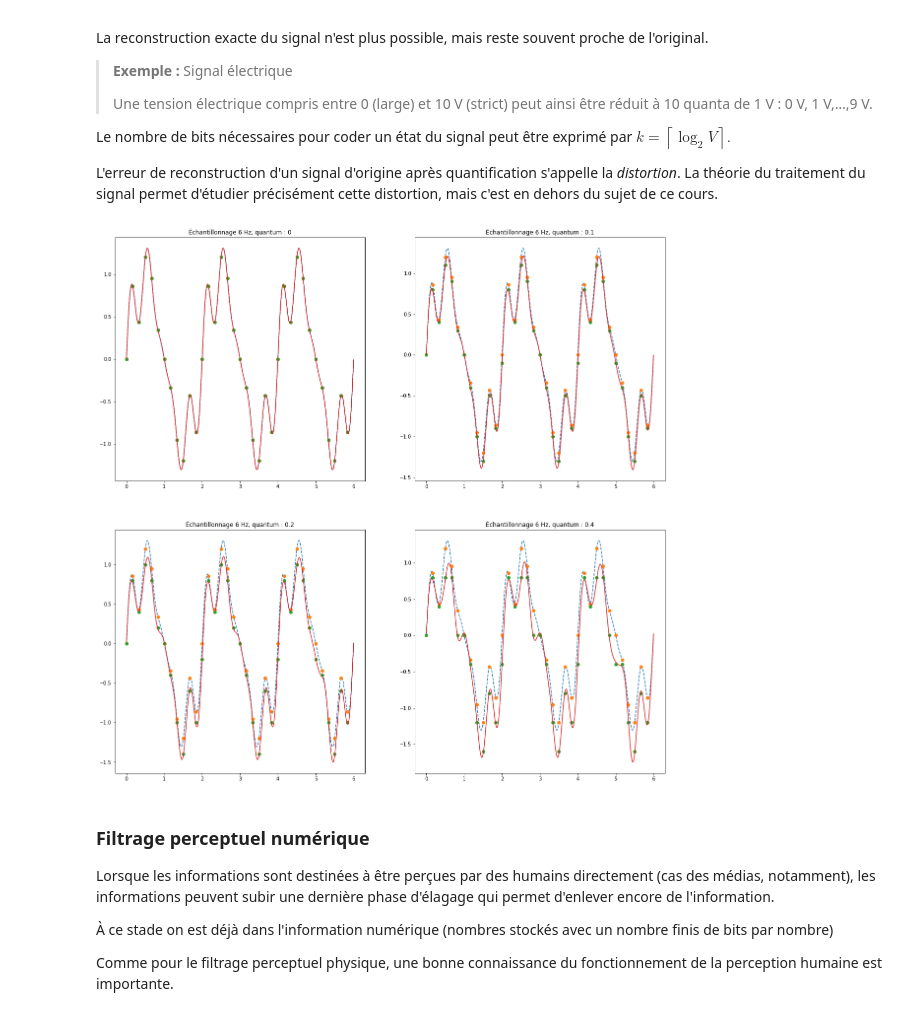
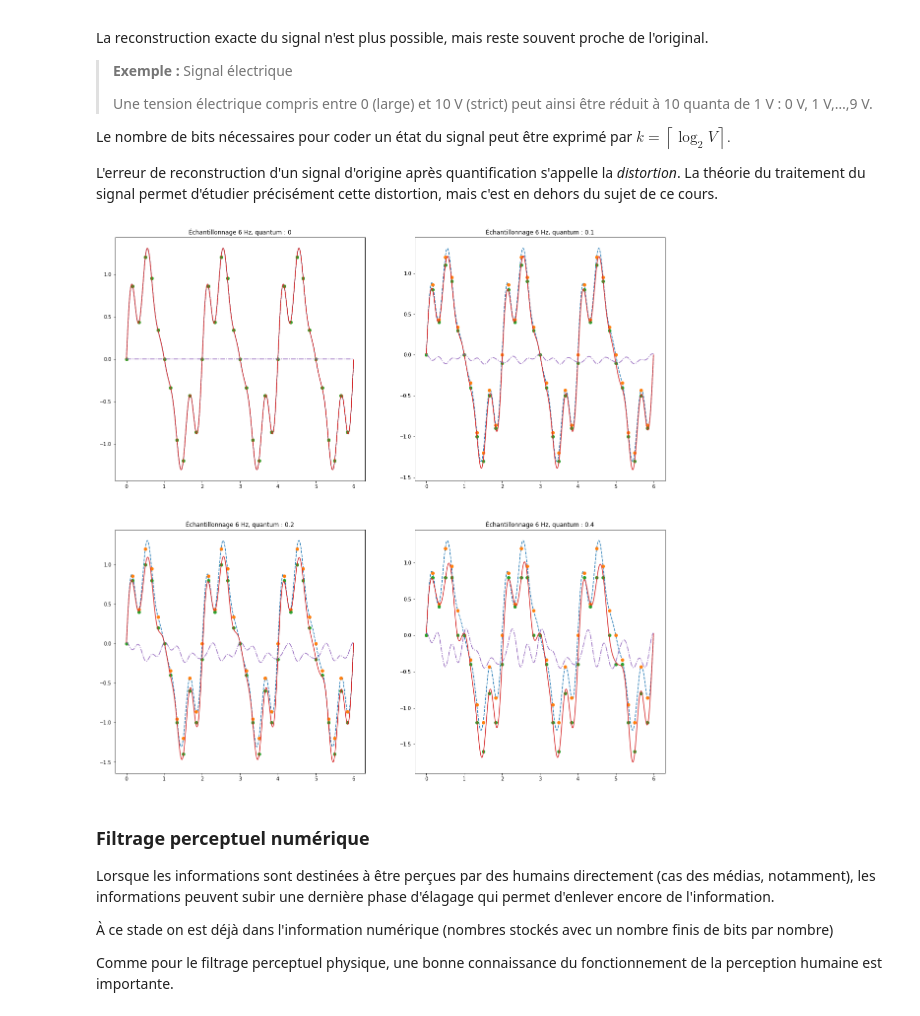
Before and after one commit to jcdubacq/iutv-info-m1101, a Jupyter notebook: M1101-A1.ipynb, the cells around one changed output. Saved outputs shown, nothing was run; the diff lists cells and outputs as text; code cells hidden in the pictures.

```diff
--- a/M1101-A1.ipynb
+++ b/M1101-A1.ipynb
@@ -220,24 +221,24 @@ Est-ce que votre nombre est dans la liste ci-dessus ? [o/N]> o
 # %%
 # Le jeu du fakir (version plus facile à analyser)
-activite('Le jeu du fakir, deuxième version')
-import math
+u.activite('Le jeu du fakir, deuxième version')
+
 taille=7
 num=0
 xmax=math.floor(math.pow(2,taille))-1
 ndone=0
-print('Je peux deviner n´importe quel nombre entre 0 et {0}.'.format(xmax))
+u.mark('Je peux deviner n´importe quel nombre entre 0 et {0}.'.format(xmax))
 for i in range(0,taille):
-    print('Question {}'.format(i+1))
-    print('Est-ce que votre nombre est dans la liste suivante :')
+    u.mark('Question {}'.format(i+1))
+    u.mark('Est-ce que votre nombre est dans la liste suivante :')
     a=math.floor(math.pow(2,i))
     numbers=[]
     for n in range(0,xmax+1):
         if (n&a) and (n&ndone == num):
             numbers.append(str(n))
     question = (', '.join(numbers))+'\nEst-ce que votre nombre est dans la liste ci-dessus ?'
-    if yes_no(question,default=random.choice([True, False])):
+    if u.yes_no(question,default=random.choice([True, False])):
         num = num | a
     ndone = ndone | a
-print ('Votre nombre est {0} !'.format(num))
+u.mark('Votre nombre est {0} !'.format(num))
 # %% [output]
 #### Activité : Le jeu du fakir, deuxième version
@@ -265,10 +264,7 @@ Il n'y a pas de magie : 7 questions binaires permettent de trouver n'importe que
 
 On pourrait de la même façon faire deviner une couleur parmi 128, un mot parmi 128, etc.
 # %%
-import random
-import math
-
-activite('Dénombrement d´objets')
+u.activite('Dénombrement d´objets')
 objects=['un nombre','une couleur','un mot','une lettre','un animal','un élève','un humain','un dessin','un caractère','un produit','un article','un dossier','un livre','un chat','une boîte']
 for k in range(1,4):
     rep = random.randint(2,12)
@@ -276,6 +272,6 @@ for k in range(1,4):
     numbot = math.floor(math.pow(2,rep-1))
     realnum=random.randint(numbot+1,numtop)
     object=random.choice(objects)
-    x=solutioncheck('Combien de bits sont nécessaires pour distinguer {0} parmi {1} ?'.format(object,str(realnum)),str(rep),'Bravo, c´est ça !','Non, c´est {0} car 2 puissance {0}={1}, et que 2 puissance {2}={3}.'.format(rep,numtop,rep-1,numbot))
+    x=u.solutioncheck('Combien de bits sont nécessaires pour distinguer {0} parmi {1} ?'.format(object,str(realnum)),str(rep),'Bravo, c´est ça !','Non, c´est {0} car 2 puissance {0}={1}, et que 2 puissance {2}={3}.'.format(rep,numtop,rep-1,numbot))
 # %% [output]
 #### Activité : Dénombrement d´objets
@@ -474,7 +469,8 @@ import matplotlib.image as mpimg
 import numpy as np
 # %%
 plt.rcParams["figure.figsize"] = [20,20]
-img=mpimg.imread('mandrill.png')
+imgname=random.choice(['mandrill.png','peppers.png'])
+img=mpimg.imread(imgname)
 steps=[32,16,8,4]
 for p in range(0,len(steps)):
     plt.subplot(1,len(steps),p+1)
@@ -501,7 +497,7 @@ plt.show()
 # Vous pouvez essayer de modifier le paramètre step et le tableau offsets pour voir l'effet sur d'autres échelles.
 
 plt.rcParams["figure.figsize"] = [20,10]
-img=mpimg.imread('mandrill.png')
+img=mpimg.imread(imgname)
 offsets=[0,1,2,3]
 ximg=[x for x in offsets]
 ximg=ximg+ximg
@@ -637,34 +633,35 @@ import matplotlib.pyplot as plt
 import matplotlib.image as mpimg
 import numpy as np
 
 spectre=[.0,1.0,.0,.0,.3,.2]
 
 def signal(x,quantum=0):
     sum = np.full_like(x,spectre[0])
     for i in range(1,len(spectre)):
         sum = sum + spectre[i]*np.sin(i*x*np.pi)
     if quantum>0:
         return quantum*np.floor(sum/quantum)
     else:
         return sum
 
 fe=6
 t = np.arange(0.0, 6.0, 0.001)
 t1 = np.arange(0.0, 6.0, 1/fe)
 quanta = [0, 0.1, 0.2, 0.4]
 for i in [0,1,2,3]:
     quantum=quanta[i]
     plt.subplot(2,2,i+1)
     plt.title('Échantillonnage {0} Hz, quantum : {1}'.format(fe,quantum))
     plt.plot(t, signal(t),"--")
     plt.plot(t1, signal(t1),"o")
     plt.plot(t1, signal(t1,quantum),"o")
     x=np.fft.rfft(signal(t1,quantum))
     xx=np.fft.irfft(x,len(t))*len(t)/len(t1)
     plt.plot(t, xx.real)
+    plt.plot(t, xx.real-signal(t),"-.")
 plt.show()
 # %% [output]
-[figure, old version]
+[figure, new version]
 # %% [markdown]
 ### Filtrage perceptuel numérique
 
```
Also changed, not shown: parts of 15 cells of this notebook, 6 other files.
